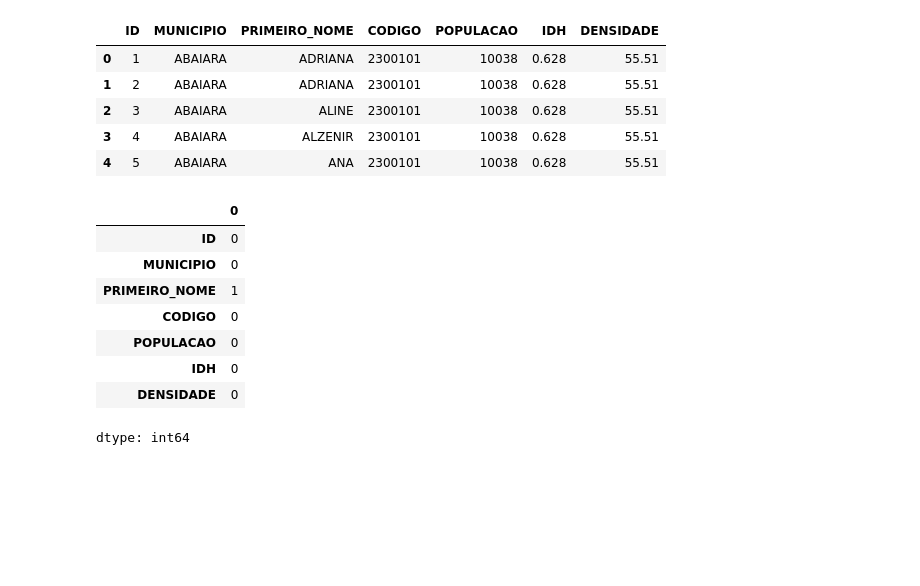
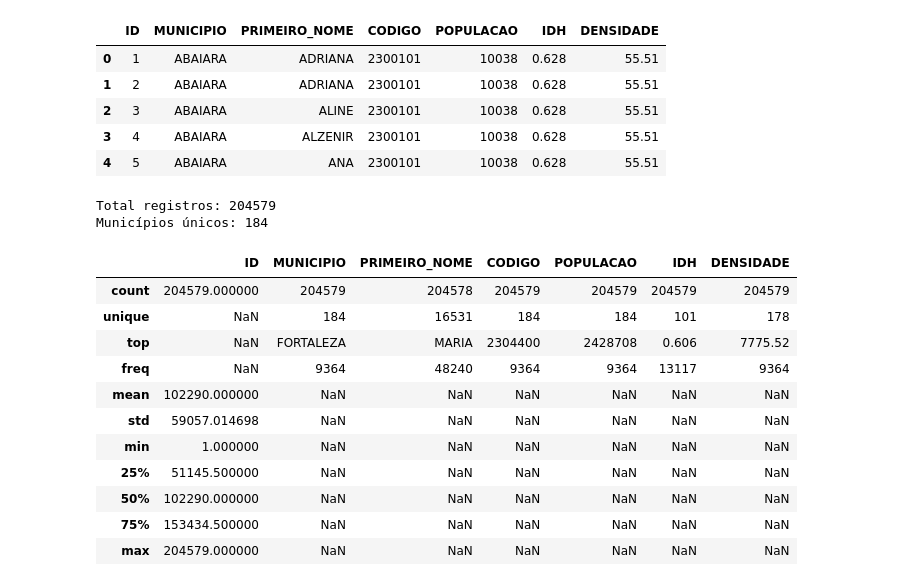
Before and after one commit to Danilzs/Analise-Sus, a Jupyter notebook: Análise_Sus.ipynb, the cells around one changed output. Cells and saved outputs as stored; diff of their text form; code cells hidden in the pictures; blank space fills up the shorter version.

```diff
--- a/Análise_Sus.ipynb
+++ b/Análise_Sus.ipynb
@@ -148,15 +148,23 @@ final.head()
 | 2 | 3 | ABAIARA | ALINE | 2300101 | 10038 | 0.628 | 55.51 |
 | 3 | 4 | ABAIARA | ALZENIR | 2300101 | 10038 | 0.628 | 55.51 |
 | 4 | 5 | ABAIARA | ANA | 2300101 | 10038 | 0.628 | 55.51 |
-# %%
-final.isnull().sum()
-# %% [output]
-|  | 0 |
-| ID | 0 |
-| MUNICIPIO | 0 |
-| PRIMEIRO_NOME | 1 |
-| CODIGO | 0 |
-| POPULACAO | 0 |
-| IDH | 0 |
-| DENSIDADE | 0 |
-dtype: int64
+# %%
+print("Total registros:", len(final))
+print("Municípios únicos:", final['MUNICIPIO'].nunique())
+
+final.describe(include='all')
+# %% [output]
+Total registros: 204579
+Municípios únicos: 184
+|  | ID | MUNICIPIO | PRIMEIRO_NOME | CODIGO | POPULACAO | IDH | DENSIDADE |
+| count | 204579.000000 | 204579 | 204578 | 204579 | 204579 | 204579 | 204579 |
+| unique | NaN | 184 | 16531 | 184 | 184 | 101 | 178 |
+| top | NaN | FORTALEZA | MARIA | 2304400 | 2428708 | 0.606 | 7775.52 |
+| freq | NaN | 9364 | 48240 | 9364 | 9364 | 13117 | 9364 |
+| mean | 102290.000000 | NaN | NaN | NaN | NaN | NaN | NaN |
+| std | 59057.014698 | NaN | NaN | NaN | NaN | NaN | NaN |
+| min | 1.000000 | NaN | NaN | NaN | NaN | NaN | NaN |
+| 25% | 51145.500000 | NaN | NaN | NaN | NaN | NaN | NaN |
+| 50% | 102290.000000 | NaN | NaN | NaN | NaN | NaN | NaN |
+| 75% | 153434.500000 | NaN | NaN | NaN | NaN | NaN | NaN |
+| max | 204579.000000 | NaN | NaN | NaN | NaN | NaN | NaN |
```
Also changed, not shown: parts of 12 cells of this notebook.
